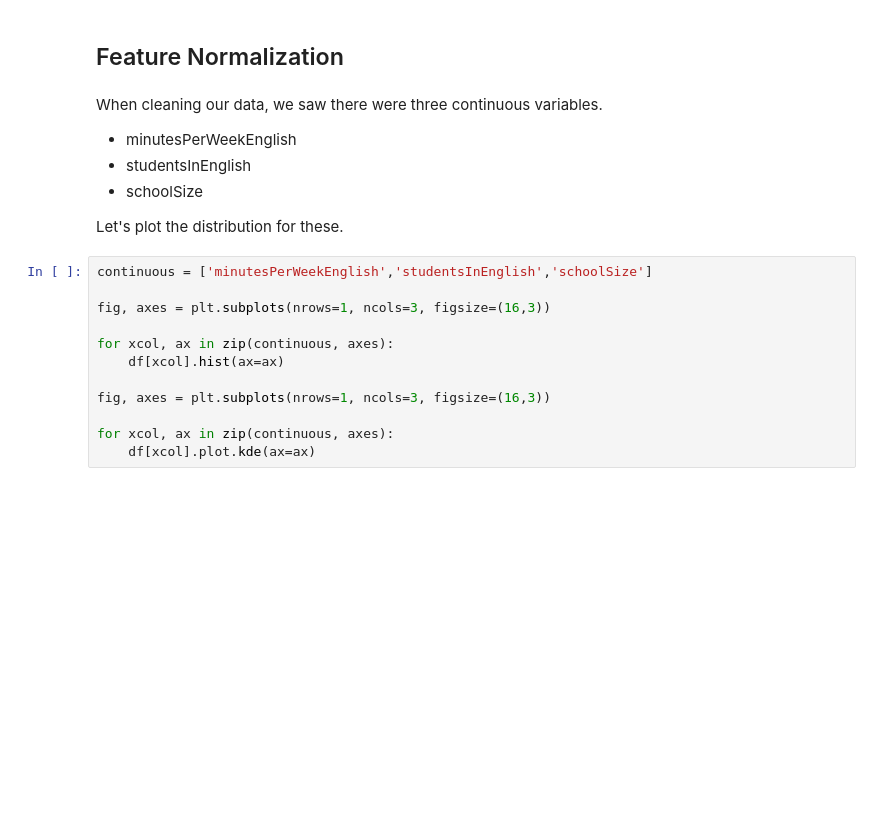
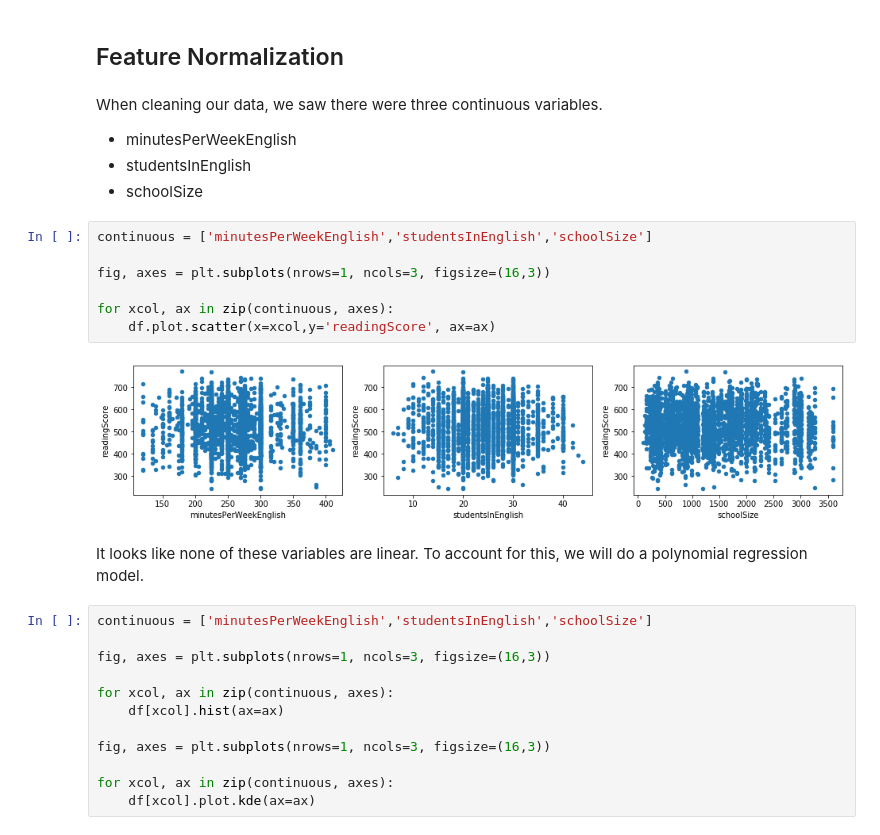
Before and after one commit to gabbyflabby/Test_Scores, a Jupyter notebook: Regression Model.ipynb, the cells around one changed output. Cells and saved outputs as stored; diff of their text form; blank space fills up the shorter version.

Commit message:
all ols models complete

```diff
--- a/Regression Model.ipynb
+++ b/Regression Model.ipynb
@@ -99,8 +104,17 @@ When cleaning our data, we saw there were three continuous variables.
 * minutesPerWeekEnglish
 * studentsInEnglish
 * schoolSize
-
-Let's plot the distribution for these.
+# %%
+continuous = ['minutesPerWeekEnglish','studentsInEnglish','schoolSize']
+
+fig, axes = plt.subplots(nrows=1, ncols=3, figsize=(16,3))
+
+for xcol, ax in zip(continuous, axes):
+    df.plot.scatter(x=xcol,y='readingScore', ax=ax)
+# %% [output]
+[figure, added]
+# %% [markdown]
+It looks like none of these variables are linear. To account for this, we will do a polynomial regression model.
 # %%
 continuous = ['minutesPerWeekEnglish','studentsInEnglish','schoolSize']
 
```
Also changed, not shown: parts of 49 cells of this notebook.
